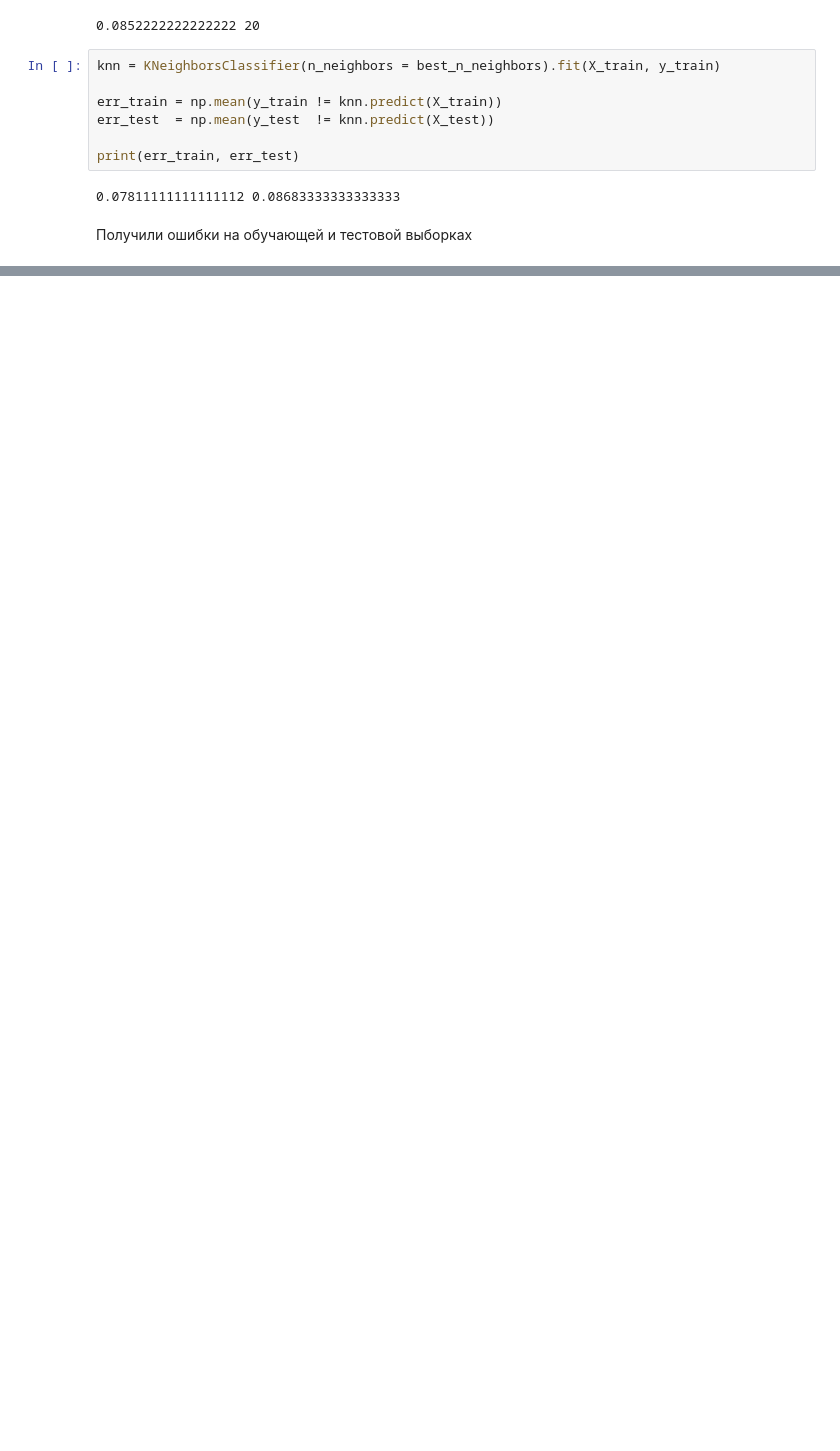
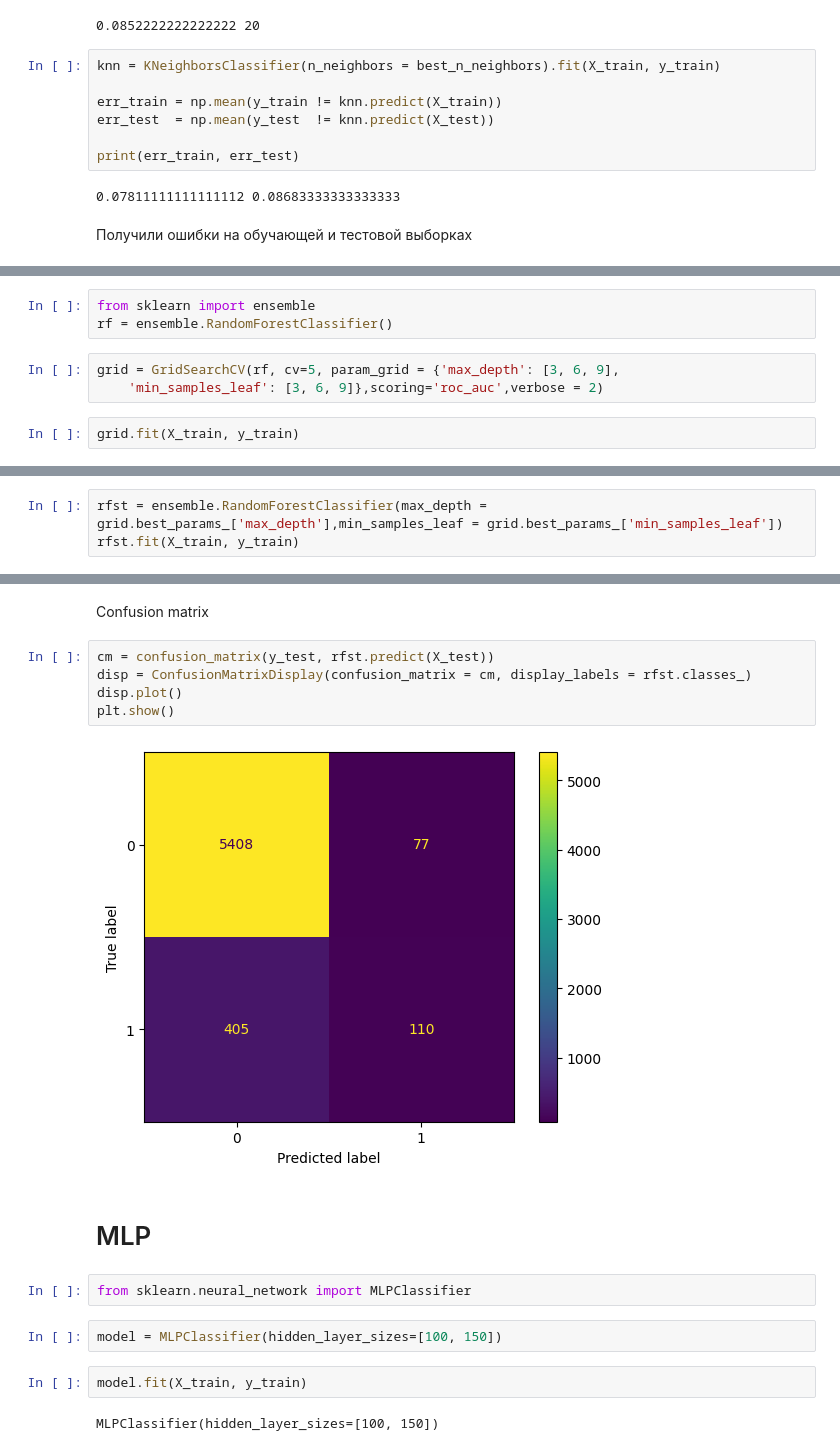
Before and after one commit to yan4ikk/Machine-learning, a Jupyter notebook: ML_Reshetnik_Yana.ipynb, the cells around one changed output, grey strips where cells are left out. Cells and saved outputs as stored; diff of their text form; blank space fills up the shorter version.

```diff
--- a/ML_Reshetnik_Yana.ipynb
+++ b/ML_Reshetnik_Yana.ipynb
@@ -313,0 +372,8 @@ print(err_train, err_test)
+# %%
+from sklearn import ensemble
+rf = ensemble.RandomForestClassifier()
+# %%
+grid = GridSearchCV(rf, cv=5, param_grid = {'max_depth': [3, 6, 9],
+    'min_samples_leaf': [3, 6, 9]},scoring='roc_auc',verbose = 2)
+# %%
+grid.fit(X_train, y_train)
@@ -313,0 +405,3 @@ print(err_train, err_test)
+# %%
+rfst = ensemble.RandomForestClassifier(max_depth = grid.best_params_['max_depth'],min_samples_leaf = grid.best_params_['min_samples_leaf'])
+rfst.fit(X_train, y_train)
@@ -313,0 +429,19 @@ print(err_train, err_test)
+# %% [markdown]
+Confusion matrix
+# %%
+cm = confusion_matrix(y_test, rfst.predict(X_test))
+disp = ConfusionMatrixDisplay(confusion_matrix = cm, display_labels = rfst.classes_)
+disp.plot()
+plt.show()
+# %% [output]
+[figure, added]
+# %% [markdown]
+# MLP
+# %%
+from sklearn.neural_network import MLPClassifier
+# %%
+model = MLPClassifier(hidden_layer_sizes=[100, 150])
+# %%
+model.fit(X_train, y_train)
+# %% [output]
+MLPClassifier(hidden_layer_sizes=[100, 150])
```
Also changed, not shown: parts of 35 cells of this notebook.
